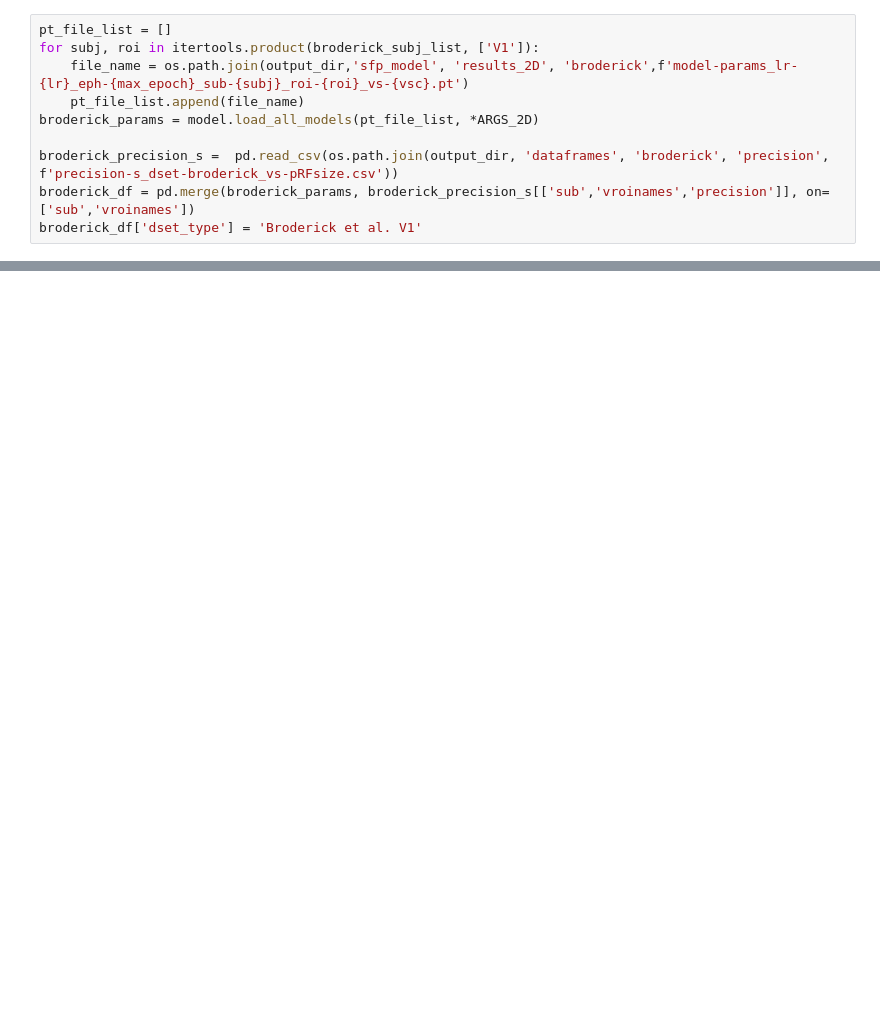
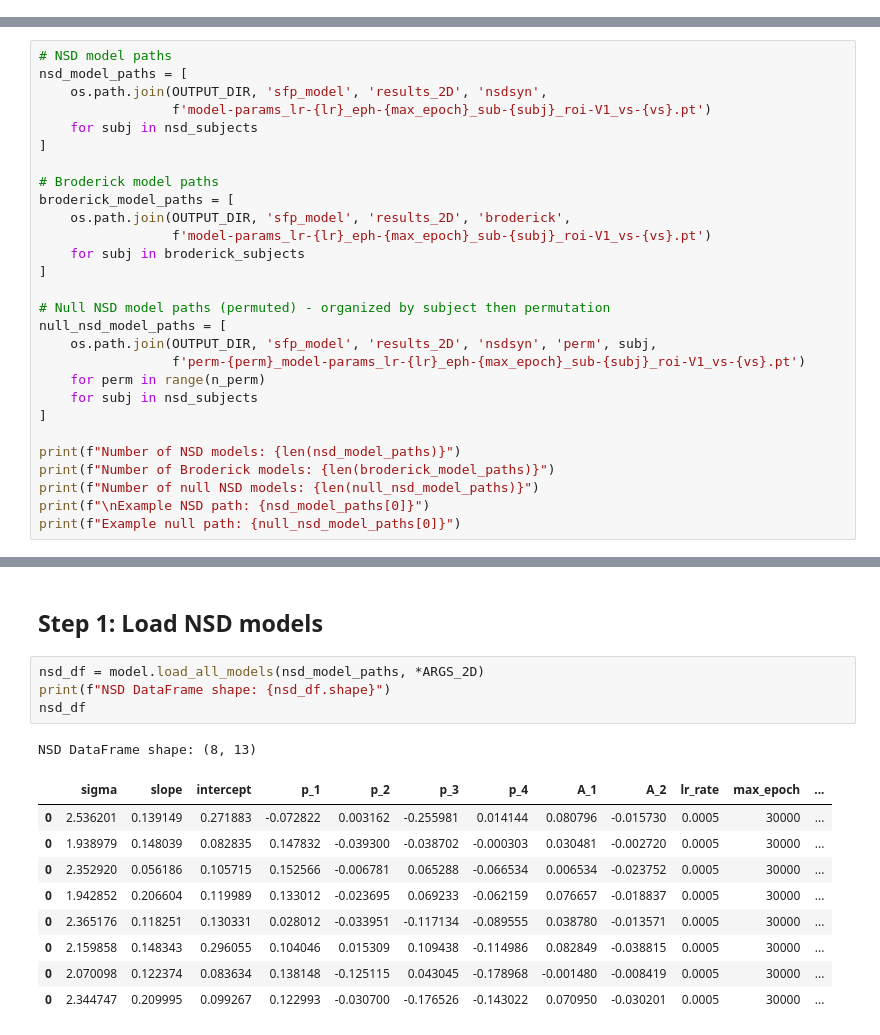
Before and after one commit to JiyeongHa/Spatial-Frequency-Preferences_NSDsyn, a Jupyter notebook: notebooks/null-distribution-comparison.ipynb, the cells around one changed output, grey strips where cells are left out. Drawn from its saved outputs; the diff is of its cells as text; blank space fills up the shorter version.

Commit message:
null distribution analyses

```diff
--- a/notebooks/null-distribution-comparison.ipynb
+++ b/notebooks/null-distribution-comparison.ipynb
@@ -47,10 +27,0 @@ nsd_df['dset_type'] = nsd_df['vroinames'].apply(lambda x: f'NSD {x}')
-# %%
-pt_file_list = []
-for subj, roi in itertools.product(broderick_subj_list, ['V1']):
-    file_name = os.path.join(output_dir,'sfp_model', 'results_2D', 'broderick',f'model-params_lr-{lr}_eph-{max_epoch}_sub-{subj}_roi-{roi}_vs-{vsc}.pt')
-    pt_file_list.append(file_name)
-broderick_params = model.load_all_models(pt_file_list, *ARGS_2D)
-
-broderick_precision_s =  pd.read_csv(os.path.join(output_dir, 'dataframes', 'broderick', 'precision', f'precision-s_dset-broderick_vs-pRFsize.csv'))
-broderick_df = pd.merge(broderick_params, broderick_precision_s[['sub','vroinames','precision']], on=['sub','vroinames'])
-broderick_df['dset_type'] = 'Broderick et al. V1'
@@ -146,0 +59,28 @@ vis2D.plot_null_distribution_histogram(perm_r_list, data_r, bins=20)
+# %%
+# NSD model paths
+nsd_model_paths = [
+    os.path.join(OUTPUT_DIR, 'sfp_model', 'results_2D', 'nsdsyn',
+                 f'model-params_lr-{lr}_eph-{max_epoch}_sub-{subj}_roi-V1_vs-{vs}.pt')
+    for subj in nsd_subjects
+]
+
+# Broderick model paths
+broderick_model_paths = [
+    os.path.join(OUTPUT_DIR, 'sfp_model', 'results_2D', 'broderick',
+                 f'model-params_lr-{lr}_eph-{max_epoch}_sub-{subj}_roi-V1_vs-{vs}.pt')
+    for subj in broderick_subjects
+]
+
+# Null NSD model paths (permuted) - organized by subject then permutation
+null_nsd_model_paths = [
+    os.path.join(OUTPUT_DIR, 'sfp_model', 'results_2D', 'nsdsyn', 'perm', subj,
+                 f'perm-{perm}_model-params_lr-{lr}_eph-{max_epoch}_sub-{subj}_roi-V1_vs-{vs}.pt')
+    for perm in range(n_perm)
+    for subj in nsd_subjects
+]
+
+print(f"Number of NSD models: {len(nsd_model_paths)}")
+print(f"Number of Broderick models: {len(broderick_model_paths)}")
+print(f"Number of null NSD models: {len(null_nsd_model_paths)}")
+print(f"\nExample NSD path: {nsd_model_paths[0]}")
+print(f"Example null path: {null_nsd_model_paths[0]}")
@@ -146,0 +94,17 @@ vis2D.plot_null_distribution_histogram(perm_r_list, data_r, bins=20)
+# %% [markdown]
+## Step 1: Load NSD models
+# %%
+nsd_df = model.load_all_models(nsd_model_paths, *ARGS_2D)
+print(f"NSD DataFrame shape: {nsd_df.shape}")
+nsd_df
+# %% [output]
+NSD DataFrame shape: (8, 13)
+|  | sigma | slope | intercept | p_1 | p_2 | p_3 | p_4 | A_1 | A_2 | lr_rate | max_epoch | ... |
+| 0 | 2.536201 | 0.139149 | 0.271883 | -0.072822 | 0.003162 | -0.255981 | 0.014144 | 0.080796 | -0.015730 | 0.0005 | 30000 | ... |
+| 0 | 1.938979 | 0.148039 | 0.082835 | 0.147832 | -0.039300 | -0.038702 | -0.000303 | 0.030481 | -0.002720 | 0.0005 | 30000 | ... |
+| 0 | 2.352920 | 0.056186 | 0.105715 | 0.152566 | -0.006781 | 0.065288 | -0.066534 | 0.006534 | -0.023752 | 0.0005 | 30000 | ... |
+| 0 | 1.942852 | 0.206604 | 0.119989 | 0.133012 | -0.023695 | 0.069233 | -0.062159 | 0.076657 | -0.018837 | 0.0005 | 30000 | ... |
+| 0 | 2.365176 | 0.118251 | 0.130331 | 0.028012 | -0.033951 | -0.117134 | -0.089555 | 0.038780 | -0.013571 | 0.0005 | 30000 | ... |
+| 0 | 2.159858 | 0.148343 | 0.296055 | 0.104046 | 0.015309 | 0.109438 | -0.114986 | 0.082849 | -0.038815 | 0.0005 | 30000 | ... |
+| 0 | 2.070098 | 0.122374 | 0.083634 | 0.138148 | -0.125115 | 0.043045 | -0.178968 | -0.001480 | -0.008419 | 0.0005 | 30000 | ... |
+| 0 | 2.344747 | 0.209995 | 0.099267 | 0.122993 | -0.030700 | -0.176526 | -0.143022 | 0.070950 | -0.030201 | 0.0005 | 30000 | ... |
```
Also changed, not shown: parts of 31 cells of this notebook, 2 other files.
